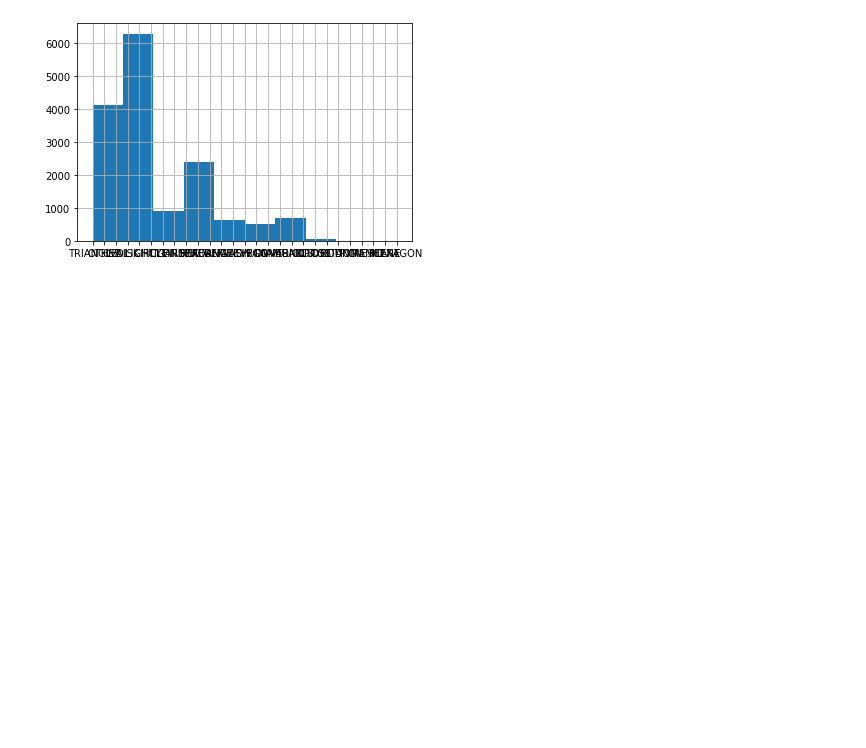
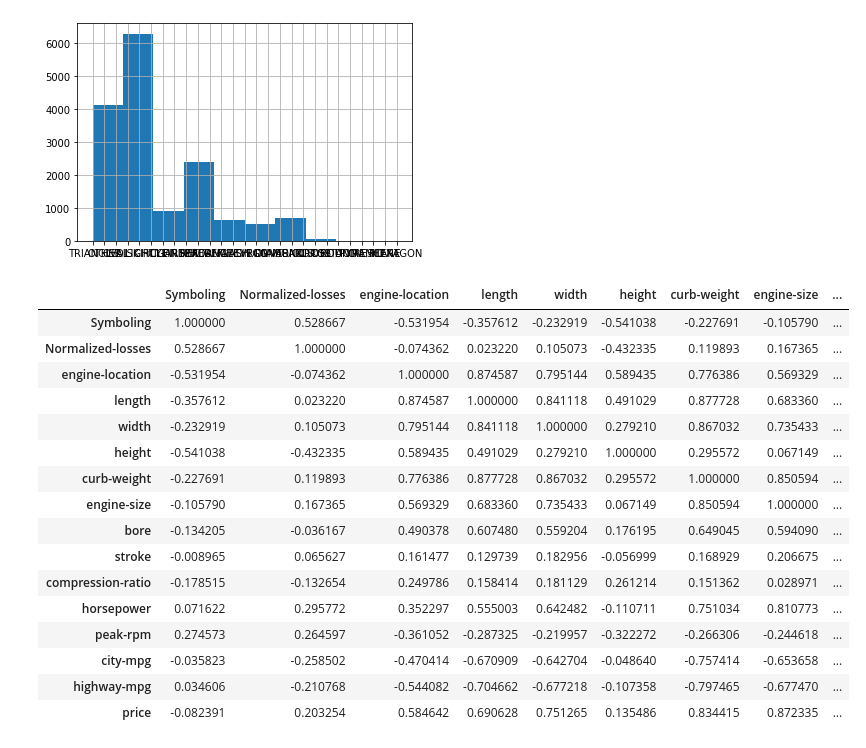
Before and after one commit to saihemath2000/machine-learning, a Jupyter notebook: dataframes_pandas.ipynb, the cells around one changed output. Drawn from its saved outputs; the diff is of its cells as text; code cells hidden in the pictures; blank space fills up the shorter version.

```diff
--- a/dataframes_pandas.ipynb
+++ b/dataframes_pandas.ipynb
@@ -163,3 +164,29 @@ data['Shape Reported'].hist()
 # %% [output]
 <matplotlib.axes._subplots.AxesSubplot at 0x...>
 [figure]
+# %%
+#creating another dataset of  txt file cars.txt
+data4 = pd.read_csv("cars.txt",na_values='?',header=None)
+data4.columns=['Symboling','Normalized-losses','make','fuel-type','aspiration','num-of-doors','body-style','drive-wheels','drive-wheels','engine-location','length','width','height','curb-weight','engine-type','num-of-cylinders','engine-size','fuel-system','bore','stroke','compression-ratio','horsepower','peak-rpm','city-mpg','highway-mpg','price']
+# %%
+#correlation between columns
+corr1 = data4.corr()
+corr1
+# %% [output]
+|  | Symboling | Normalized-losses | engine-location | length | width | height | curb-weight | engine-size | ... |
+| Symboling | 1.000000 | 0.528667 | -0.531954 | -0.357612 | -0.232919 | -0.541038 | -0.227691 | -0.105790 | ... |
+| Normalized-losses | 0.528667 | 1.000000 | -0.074362 | 0.023220 | 0.105073 | -0.432335 | 0.119893 | 0.167365 | ... |
+| engine-location | -0.531954 | -0.074362 | 1.000000 | 0.874587 | 0.795144 | 0.589435 | 0.776386 | 0.569329 | ... |
+| length | -0.357612 | 0.023220 | 0.874587 | 1.000000 | 0.841118 | 0.491029 | 0.877728 | 0.683360 | ... |
+| width | -0.232919 | 0.105073 | 0.795144 | 0.841118 | 1.000000 | 0.279210 | 0.867032 | 0.735433 | ... |
+| height | -0.541038 | -0.432335 | 0.589435 | 0.491029 | 0.279210 | 1.000000 | 0.295572 | 0.067149 | ... |
+| curb-weight | -0.227691 | 0.119893 | 0.776386 | 0.877728 | 0.867032 | 0.295572 | 1.000000 | 0.850594 | ... |
+| engine-size | -0.105790 | 0.167365 | 0.569329 | 0.683360 | 0.735433 | 0.067149 | 0.850594 | 1.000000 | ... |
+| bore | -0.134205 | -0.036167 | 0.490378 | 0.607480 | 0.559204 | 0.176195 | 0.649045 | 0.594090 | ... |
+| stroke | -0.008965 | 0.065627 | 0.161477 | 0.129739 | 0.182956 | -0.056999 | 0.168929 | 0.206675 | ... |
+| compression-ratio | -0.178515 | -0.132654 | 0.249786 | 0.158414 | 0.181129 | 0.261214 | 0.151362 | 0.028971 | ... |
+| horsepower | 0.071622 | 0.295772 | 0.352297 | 0.555003 | 0.642482 | -0.110711 | 0.751034 | 0.810773 | ... |
+| peak-rpm | 0.274573 | 0.264597 | -0.361052 | -0.287325 | -0.219957 | -0.322272 | -0.266306 | -0.244618 | ... |
+| city-mpg | -0.035823 | -0.258502 | -0.470414 | -0.670909 | -0.642704 | -0.048640 | -0.757414 | -0.653658 | ... |
+| highway-mpg | 0.034606 | -0.210768 | -0.544082 | -0.704662 | -0.677218 | -0.107358 | -0.797465 | -0.677470 | ... |
+| price | -0.082391 | 0.203254 | 0.584642 | 0.690628 | 0.751265 | 0.135486 | 0.834415 | 0.872335 | ... |
```
Also changed, not shown: parts of 8 cells of this notebook.
